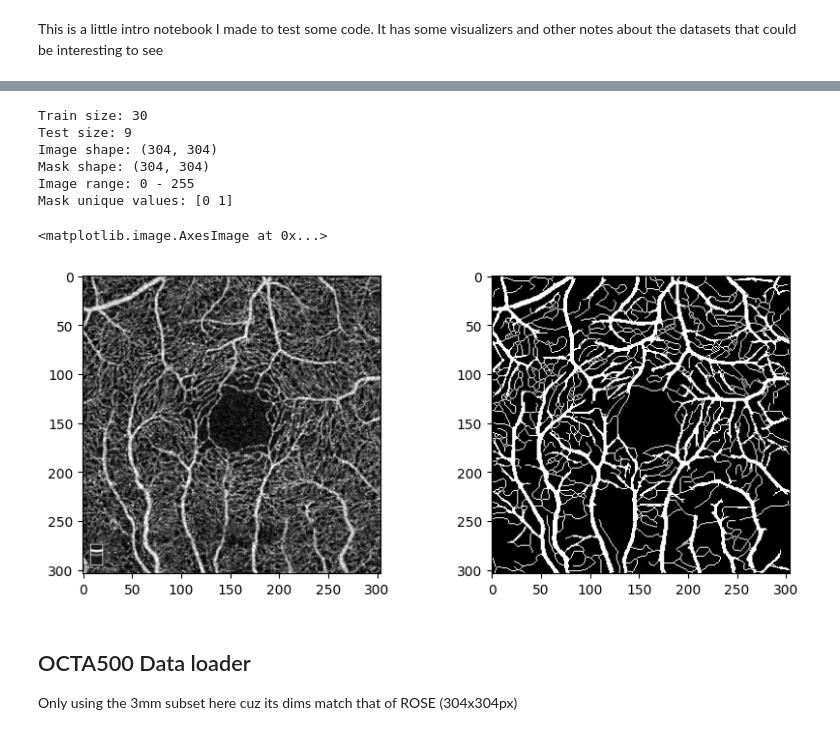
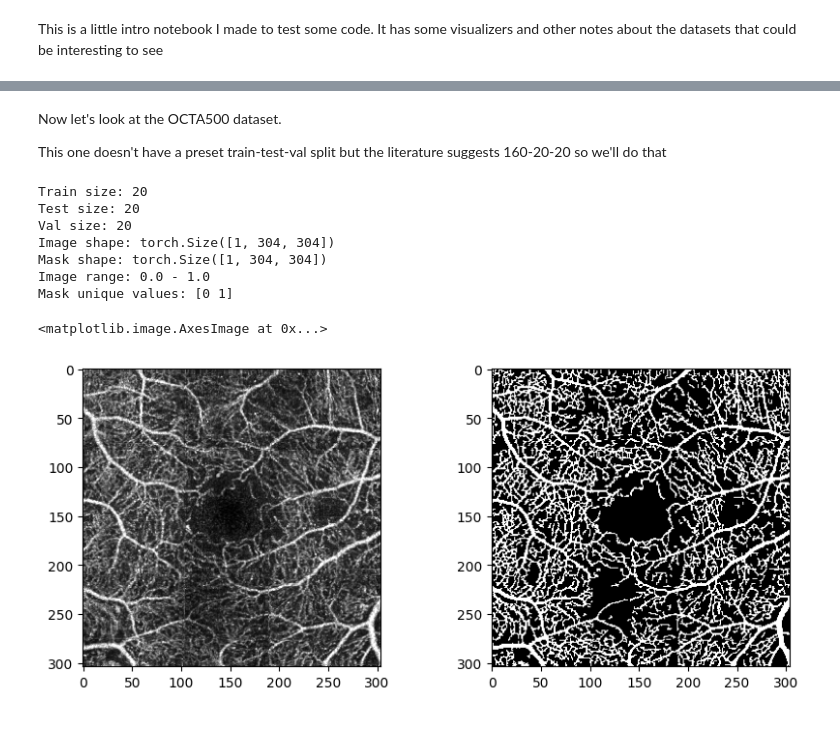
Before and after one commit to ckrenteras/ENGN2520_Final, a Jupyter notebook: intro.ipynb, the cells around one changed output, grey strips where cells are left out. Cells and saved outputs as stored; diff of their text form; code cells hidden in the pictures.

```diff
--- a/intro.ipynb
+++ b/intro.ipynb
@@ -47,28 +52,54 @@ test_set_ROSE1 = ROSE_Dataset('ROSE_DATA/ROSE/ROSE-1/', subsets=['SVC_DVC'], spl
+# %% [markdown]
+Now let's look at the OCTA500 dataset.
+
+This one doesn't have a preset train-test-val split but the literature suggests 160-20-20 so we'll do that
+# %%
+OCTA500_TRAIN_SIZE = 160
+OCTA500_TEST_SIZE = 20
+OCTA500_VAL_SIZE = 20
+
+# create an instance of the class
+OCTA500_set_combined = datasets.OCTA5003M_Dataset('OCTA500_3mm')
+
+# shuffle and split
+train_octa500, test_octa500, val_octa500 = data.random_split(
+    OCTA500_set_combined, [OCTA500_TRAIN_SIZE, OCTA500_TEST_SIZE, OCTA500_VAL_SIZE],
+    generator=torch.Generator().manual_seed(42))
+
+# then we need to make a loader to access the data
+octa_train_loader = data.DataLoader(train_octa500, batch_size=8, shuffle=True)
+octa_val_loader = data.DataLoader(val_octa500, batch_size=8, shuffle=False)
+octa_test_loader = data.DataLoader(test_octa500, batch_size=8, shuffle=False)
+
+octa_test_pairs = octa_test_loader.dataset
+octa_train_pairs = octa_train_loader.dataset
+octa_val_pairs = octa_val_loader.dataset
 # %%
 # confirm data dims
-print(f"Train size: {len(train_set_ROSE1)}")  # expect 30
-print(f"Test size: {len(test_set_ROSE1)}")    # expect 9
+print(f"Train size: {len(octa_test_pairs)}")  # expect 160
+print(f"Test size: {len(octa_test_pairs)}")  # expect 20
+print(f"Val size: {len(octa_val_pairs)}")  # expect 20
 
-image, mask = train_set_ROSE1[0]
+image, mask = octa_test_pairs[0]
 print(f"Image shape: {image.shape}")          # expect (304, 304)
 print(f"Mask shape: {mask.shape}")            # expect (304, 304)
 print(f"Image range: {image.min()} - {image.max()}")   # expect 0-255
 print(f"Mask unique values: {np.unique(mask)}")
 
 # lets see an image and label
+image = image.squeeze(0).numpy()
+mask = mask.squeeze(0).numpy()
+
 fig, axs = plt.subplots(1, 2, figsize=(10, 4))
 axs[0].imshow(image,cmap='gray')
 axs[1].imshow(mask,cmap='gray')
 # %% [output]
-Train size: 30
-Test size: 9
-Image shape: (304, 304)
-Mask shape: (304, 304)
-Image range: 0 - 255
+Train size: 20
+Test size: 20
+Val size: 20
+Image shape: torch.Size([1, 304, 304])
+Mask shape: torch.Size([1, 304, 304])
+Image range: 0.0 - 1.0
 Mask unique values: [0 1]
 <matplotlib.image.AxesImage at 0x...>
-[figure, old version]
+[figure, new version]
-# %% [markdown]
-## OCTA500 Data loader
-
-Only using the 3mm subset here cuz its dims match that of ROSE (304x304px)
```
Also changed, not shown: parts of 18 cells of this notebook, 5 other files.
